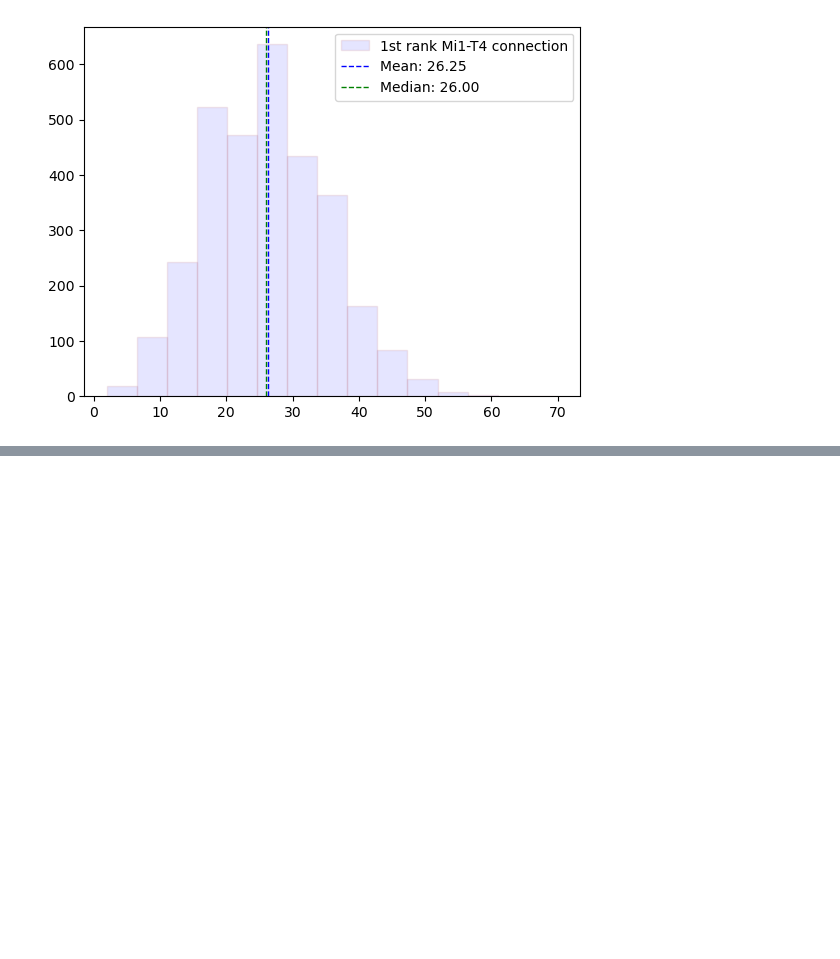
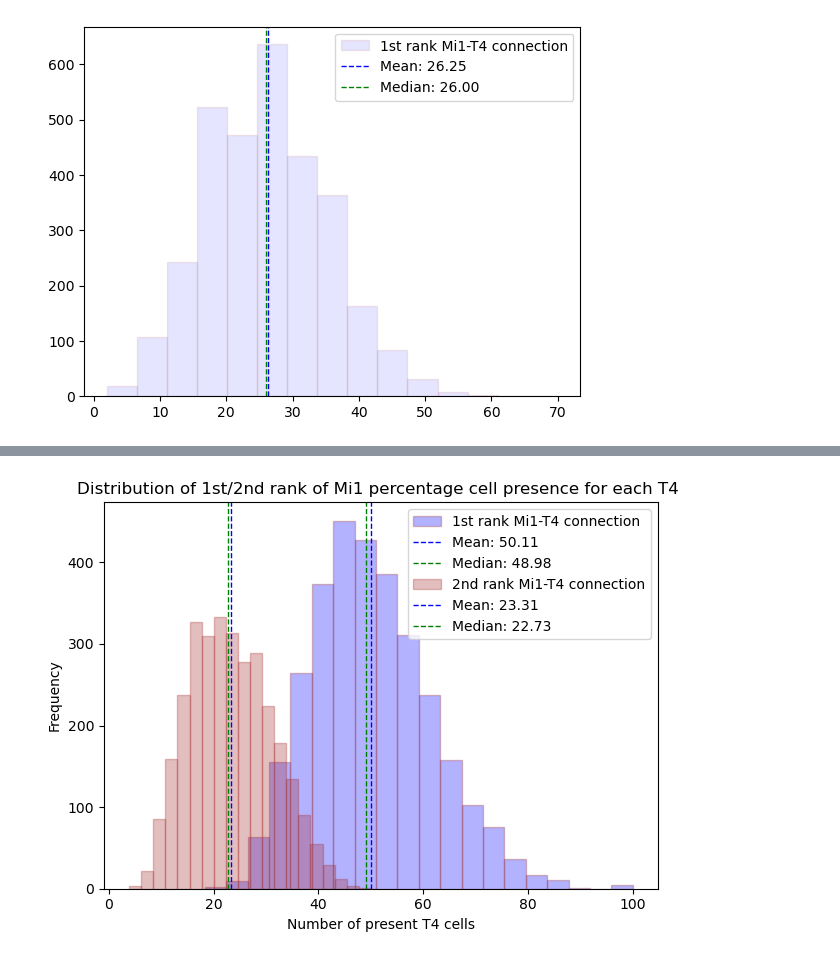
Before and after one commit to mariaioan/T4-connectome-analysis, a Jupyter notebook: proofreading-tables/figure_1.ipynb, the cells around one changed output, grey strips where cells are left out. Drawn from its saved outputs; the diff is of its cells as text; code cells hidden in the pictures; blank space fills up the shorter version.

```diff
--- a/proofreading-tables/figure_1.ipynb
+++ b/proofreading-tables/figure_1.ipynb
@@ -245,0 +306,39 @@ plt.legend()
+# %%
+symbols_to_select = ['Mi1']
+db_Mi1_T4 = db.loc[db['symbol'].isin(symbols_to_select)]
+db_Mi1_T4 = db_Mi1_T4.sort_values(by='counts', ascending=False)
+
+# Calculate the sum of 'counts' for each group of 'optic_lobe_id'
+grouped_sum = db_Mi1_T4.groupby('optic_lobe_id')['counts'].transform('sum')
+
+# Calculate the percentage coverage for each row
+percentage_coverage = (db_Mi1_T4['counts'] / grouped_sum) * 100
+
+# Add the calculated percentages as a new column
+db_Mi1_T4['percentage_coverage'] = percentage_coverage
+# now i want to select the 1st rank Mi1-T4. The df is sorrted so now i can use  groupby.nth()
+first_rank = db_Mi1_T4.groupby('optic_lobe_id').nth(0)
+plt.hist(first_rank['percentage_coverage'], bins=20, edgecolor = 'brown', color='blue', alpha=0.3, label='1st rank Mi1-T4 connection')
+### Calculate the mean, median and STD  of the synaptic strength of Mi1-T4 cells
+mean_value = first_rank['percentage_coverage'].mean()
+median_value = first_rank['percentage_coverage'].median()
+plt.axvline(mean_value, color='blue', linestyle='dashed', linewidth=1, label=f'Mean: {mean_value:.2f}') #:.2f} : start, .2 number of digits after decimal, f
+plt.axvline(median_value, color='green', linestyle='dashed', linewidth=1, label=f'Median: {median_value:.2f}')
+# now i want to select the 2nd rank Mi1-T4
+second_rank = db_Mi1_T4.groupby('optic_lobe_id').nth(1)
+plt.hist(second_rank['percentage_coverage'], bins=20, edgecolor = 'brown', color='brown', alpha=0.3, label='2nd rank Mi1-T4 connection')
+### Calculate the mean, median and STD  of the synaptic strength of Mi1-T4 cells
+mean_value = second_rank['percentage_coverage'].mean()
+median_value = second_rank['percentage_coverage'].median()
+plt.axvline(mean_value, color='blue', linestyle='dashed', linewidth=1, label=f'Mean: {mean_value:.2f}') #:.2f} : start, .2 number of digits after decimal, f
+plt.axvline(median_value, color='green', linestyle='dashed', linewidth=1, label=f'Median: {median_value:.2f}')
+
+
+plt.xlabel('Number of present T4 cells')
+plt.ylabel('Frequency')
+plt.title('Distribution of 1st/2nd rank of Mi1 percentage cell presence for each T4 ')
+#plt.savefig(f'Distribution of T4 cell presence for each Mi1 (threshold {threshold}).png')
+plt.legend()
+plt.tight_layout()
+# %% [output]
+[figure, added]
```
Also changed, not shown: parts of 8 cells of this notebook, 9 other files.
